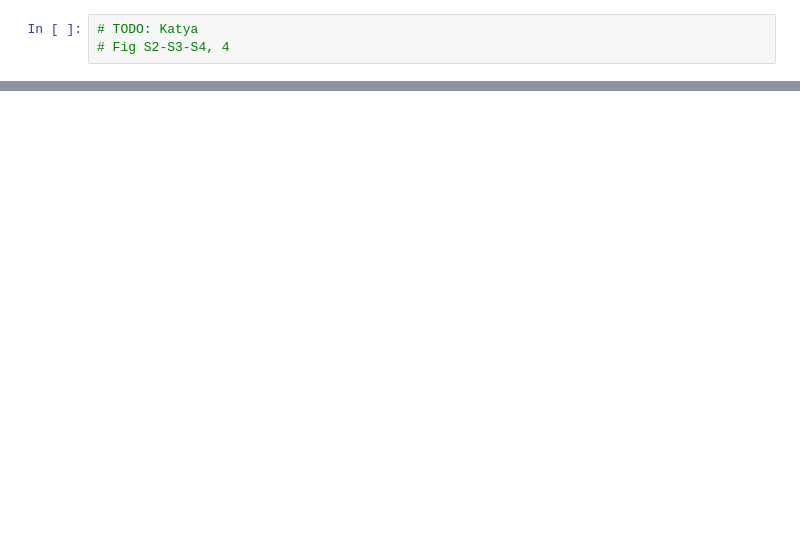
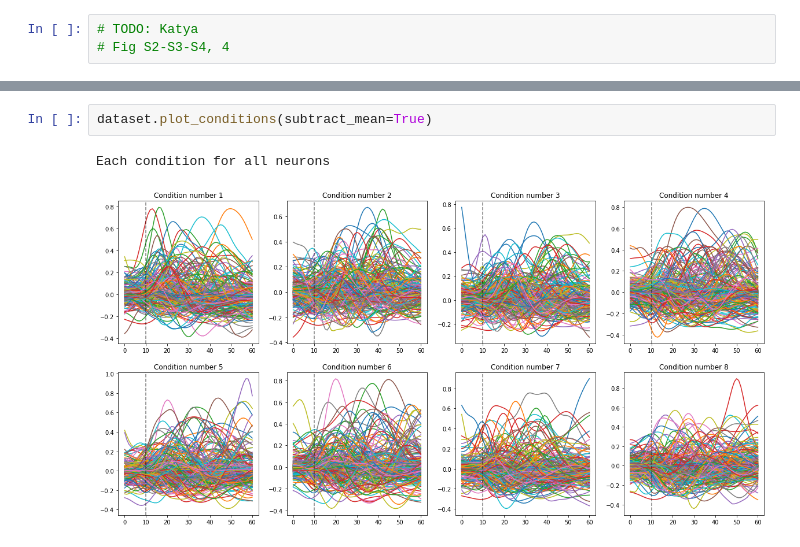
Before and after one commit to NevVerVer/neural-dynamics-gyration, a Jupyter notebook: datasets_analysis.ipynb, the cells around one changed output, grey strips where cells are left out. Saved outputs shown, nothing was run; the diff lists cells and outputs as text; blank space fills up the shorter version.

```diff
--- a/datasets_analysis.ipynb
+++ b/datasets_analysis.ipynb
@@ -27,0 +67,5 @@ from utils.datasets import (
+# %%
+dataset.plot_conditions(subtract_mean=True)
+# %% [output]
+Each condition for all neurons
+[figure, added]
```
Also changed, not shown: parts of 28 cells of this notebook, 3 other files.
